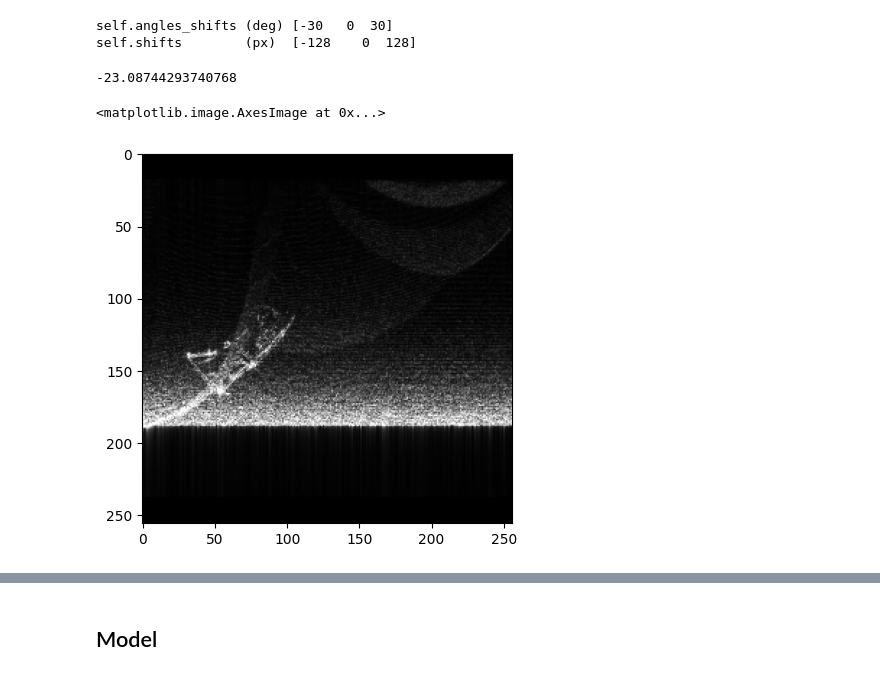
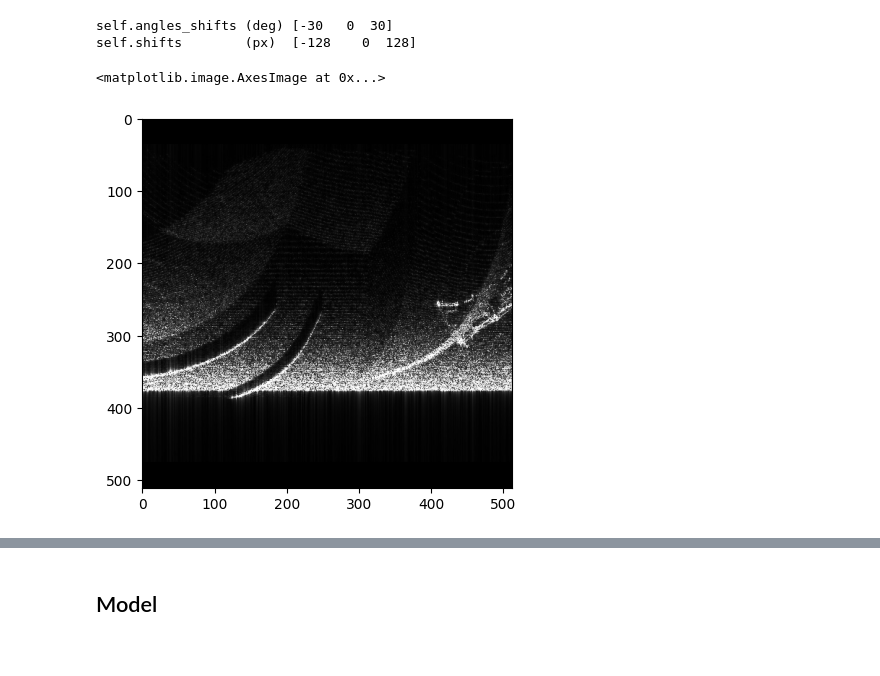
Before and after one commit to Bender97/SonarDescriptor-DF, a Jupyter notebook: SonarDescriptor_method-Copy1.ipynb, the cells around one changed output, grey strips where cells are left out. Drawn from its saved outputs; the diff is of its cells as text; code cells hidden in the pictures.

```diff
--- a/SonarDescriptor_method-Copy1.ipynb
+++ b/SonarDescriptor_method-Copy1.ipynb
@@ -108,8 +108,9 @@ class SonarDescriptorDatasetFull(Dataset):
                     self.rotations[i] = random_rotation
                 self.poses[i] = pose
 
-        self.pad = nn.ZeroPad2d((0, 0, 18, 18))
-        self.img_size = (256, 220)
+        self.pad = nn.ZeroPad2d((0, 0, 36, 36))
+        # self.img_size = (256, 220)
+        self.img_size = (512, 440)
         self.min_dx, self.min_dy = 335, -458
         self.poses[:self.synth, 0]-=self.min_dx
         self.poses[:self.synth, 1]-=self.min_dy
@@ -137,13 +138,13 @@ class SonarDescriptorDatasetFull(Dataset):
         if not self.training:
             self.shifts=np.array([0])
         with torch.no_grad():
-            for idx in tqdm(range(len(self.img_labels))):
-                img_path = self.imgs[idx//len(self.shifts)]
+            for idx in tqdm(range(self.synth)):
+                img_path = self.imgs[idx]
                 image = cv2.cvtColor(cv2.imread(img_path), cv2.COLOR_BGR2GRAY)
                 for i in range(len(self.shifts)):
                     shift = self.shifts[i]
                     image_ = np.copy(image[:, (512-shift):(1024-shift)])
-                    image_ = cv2.resize(image_, self.img_size)
+                    # image_ = cv2.resize(image_, self.img_size)
                     image_ = self.pad(torch.Tensor(image_))
                     image_ = ( image_ / 255.0 ) - 0.5
                     image_ = image_[None] * np.pi
@@ -183,7 +184,7 @@ class SonarDescriptorDatasetFull(Dataset):
     def crop_and_resize_image(self, image:np.ndarray, rotation:float) -> np.ndarray:
         shift = int(1536*rotation / 360)
         image = image[:, (512-shift):(1024-shift)]
-        return cv2.resize(image, self.img_size)
+        return image #cv2.resize(image, self.img_size)
 
     def __getitem__(self, idx):
 
@@ -212,6 +213,8 @@ class SonarDescriptorDatasetFull(Dataset):
                     random_rotation = random.uniform(0, 1)*120 - 60 ## random rotation of +60 / -60 deg
                     pose[2] = pose[2] + random_rotation
                     image = self.crop_and_resize_image(image, random_rotation)
+                else:
+                    image = cv2.resize(image, self.img_size)
             else:
                 rotation = self.angles_shifts[idx % len(self.shifts)]
                 image = self.crop_and_resize_image(image, rotation)
@@ -337,12 +340,12 @@ self.shifts        (px)  [-128    0  128]
 # t_descs = np.copy(train_data.descriptors)
 # v_descs = np.copy(val_data.descriptors)
 # %%
-query_idx = 3
-query_input_image, query_real_image, query_gtpose, query_img_path, query_pose_path, _ = val_data[query_idx]
-print(val_data.rotations[query_idx])
+query_idx = 3000
+train_data.apply_random_rot = True
+query_input_image, query_real_image, query_gtpose, query_img_path, query_pose_path, _ = train_data[query_idx]
+# print(train_data.rotations[query_idx])
 plt.imshow(query_real_image.detach().cpu().numpy()[0, :, :], cmap='gray')
 # %% [output]
--23.08744293740768
+<matplotlib.image.AxesImage at 0x...>
-<matplotlib.image.AxesImage at 0x...>
-[figure, old version]
+[figure, new version]
 # %%
```
Also changed, not shown: parts of 11 cells of this notebook.
